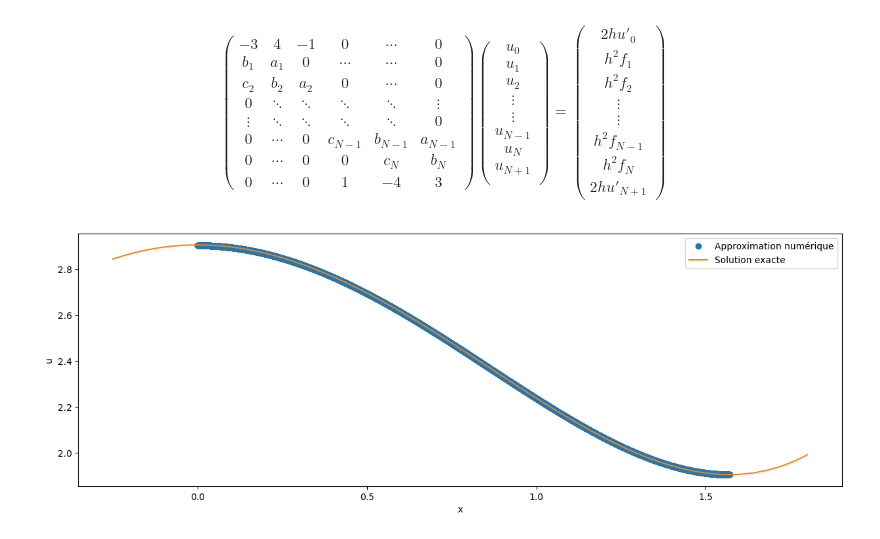
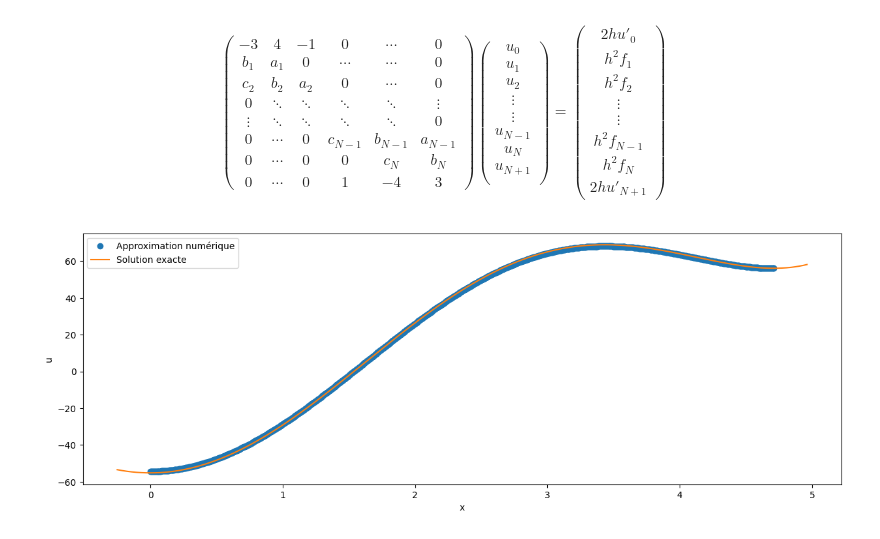
Before and after one commit to sablonl/LPHYS1303-Notebooks, a Jupyter notebook: Finite_Differences_2.ipynb, the cells around one changed output. Saved outputs shown, nothing was run; the diff lists cells and outputs as text; code cells hidden in the pictures.

```diff
--- a/Finite_Differences_2.ipynb
+++ b/Finite_Differences_2.ipynb
@@ -59,8 +59,8 @@ import numpy as np
 import matplotlib.pyplot as plt
 ## Solution pour les conditions de Dirichelet
 u0, unp1 = 0.0, 0.0
-N = 500
-h = 1/(N+1) * np.pi/2.0
+N = 100
+h = 1/(N+1) * 3.0*np.pi/2.0
 
 # Matrice tridiagonale creuse
 # A_Dirichelet = sp.sparse.diags([1.0, -2.0+h**2, 1.0], [-1, 0, 1], shape=(N, N))
@@ -81,11 +81,11 @@ b_Dirichelet[-1] -= unp1
 
 # Résolution du système linéaire
 u_Dirichelet = np.linalg.solve(A_Dirichelet, b_Dirichelet)
-x_Dirichelet = np.linspace(0, np.pi/2, N+2) # N+2 because of the initial additional point
+x_Dirichelet = np.linspace(0, 3.0*np.pi/2.0, N+2) # N+2 because of the initial additional point
 
 # Solution exacte
-x_true_Dirichelet = np.linspace(-0.25, 1.80, 1000)
-u_true_Dirichelet = 1/2 * (np.exp(x_true_Dirichelet) - np.cos(x_true_Dirichelet) - np.exp(np.pi/2)*np.sin(x_true_Dirichelet))
+x_true_Dirichelet = np.linspace(-0.25, 3.0*np.pi/2.0 + 0.25, 1000)
+u_true_Dirichelet = 1/2 * (np.exp(x_true_Dirichelet) - np.cos(x_true_Dirichelet) + np.exp(3*np.pi/2)*np.sin(x_true_Dirichelet))
 
 # Plot
 fig, ax = plt.subplots(figsize=(15, 5))
@@ -141,8 +141,8 @@ $$
 # %%
 # Solution pour les conditions de Neumann
 du0, dunp1 = 0.0, 0.0
-N = 5_000
-h = 1/(N+1) * np.pi/2.0
+N = 1_000
+h = 1/(N+1) * 3.0*np.pi/2.0
 
 # Matrice tridiagonale creuse
 A_Neumann = np.zeros((N+2, N+2))
@@ -157,34 +157,34 @@ for i in range(N+2):
 
 A_Neumann[0, 0] = -3.0
 A_Neumann[-1, -1] = 3.0
 A_Neumann[0, 1] = 4.0
 A_Neumann[-1, -2] = -4.0
 A_Neumann[0, 2] = -1.0
 A_Neumann[-1, -3] = 1.0
 
 b_Neumann = np.zeros(N+2)
 for i in range(N-1):
     b_Neumann[i+1] = h**2 * np.exp((i+1)*h)
 
 b_Neumann[0] = 2*h*du0
 b_Neumann[-1] = 2*h*dunp1
 
 # Résolution du système linéaire
 u_Neumann = np.linalg.solve(A_Neumann, b_Neumann)
-x_Neumann = np.linspace(0, np.pi/2, N+2) # N+2 because of the initial additional point
+x_Neumann = np.linspace(0, 3.0*np.pi/2.0, N+2) # N+2 because of the initial additional point
 
 # Solution exacte
-x_true = np.linspace(-0.25, 1.80, 1000)
-u_true = 1/2 * (np.exp(x_true) - np.sin(x_true) + np.exp(np.pi/2)*np.cos(x_true))
+x_true = np.linspace(-0.25, 3.0*np.pi/2.0 + 0.25, 1000)
+u_true = 1/2 * (np.exp(x_true) - np.sin(x_true) - np.exp(3*np.pi/2)*np.cos(x_true))
 
 # Plot
 fig, ax = plt.subplots(figsize=(15, 5))
 
 ax.plot(x_Neumann, u_Neumann, 'o', label='Approximation numérique')
 ax.plot(x_true, u_true, label='Solution exacte')
 ax.legend()
 ax.set_xlabel('x')
 ax.set_ylabel('u')
 plt.show()
 # %% [output]
-[figure, old version]
+[figure, new version]
```
Also changed, not shown: parts of 4 cells of this notebook.
